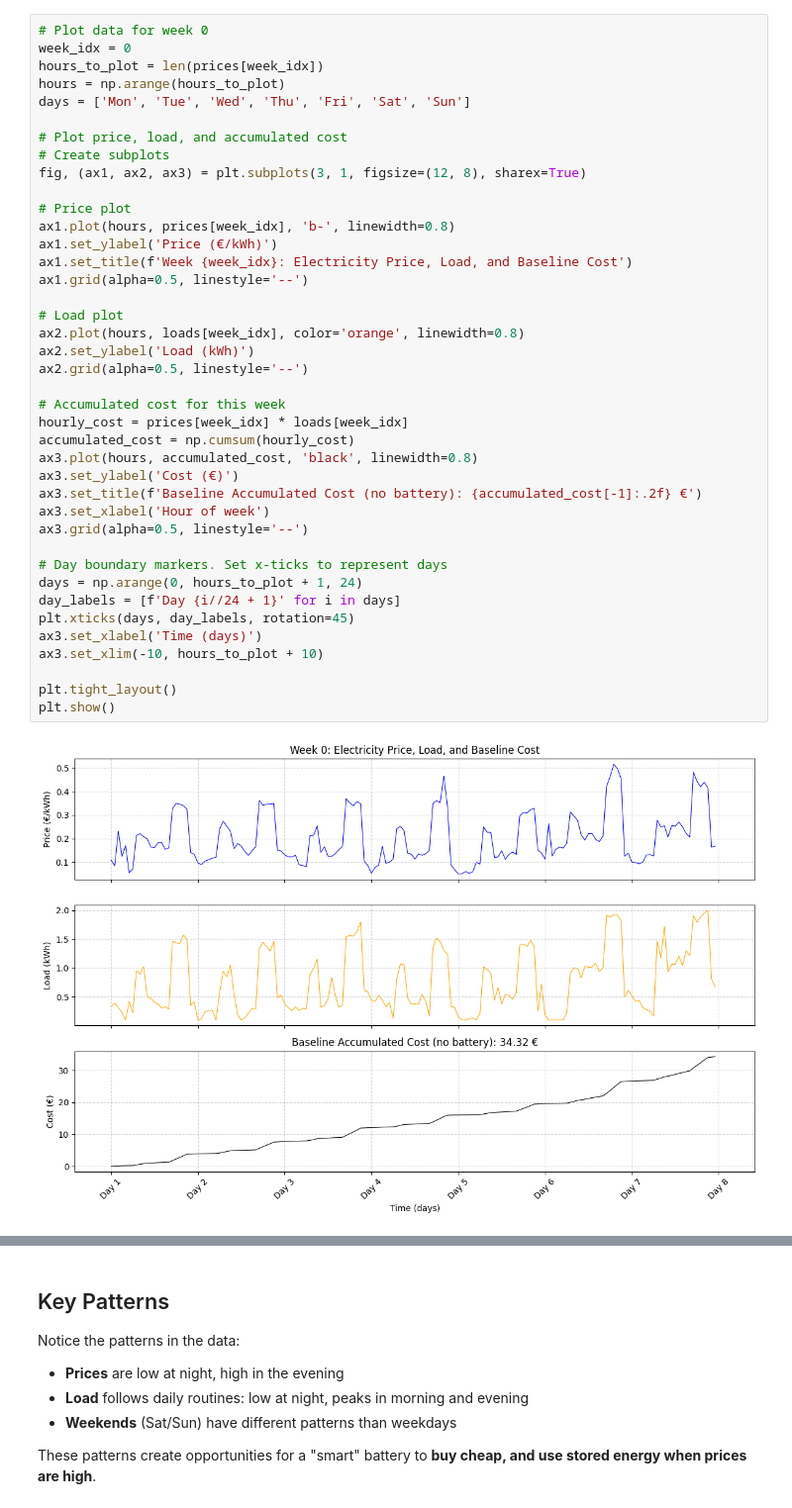
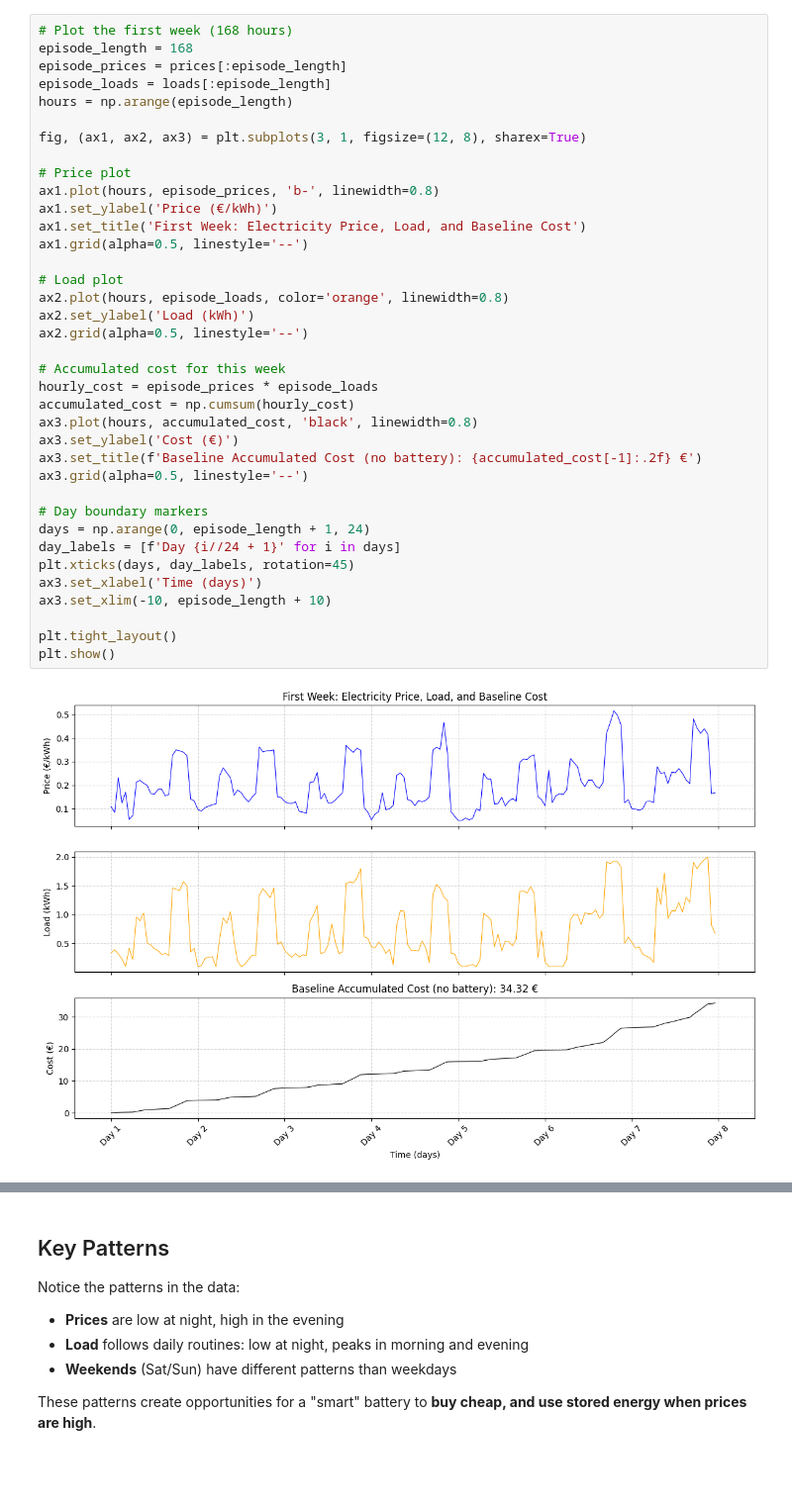
Before and after one commit to aihpi/workshop-rl2-implementation, a Jupyter notebook: 01_workshop/notebooks/00_explore_data.ipynb, the cells around one changed output, grey strips where cells are left out. Shown at 99% size. Saved outputs shown, nothing was run; the diff lists cells and outputs as text; blank space fills up the shorter version.

```diff
--- a/01_workshop/notebooks/00_explore_data.ipynb
+++ b/01_workshop/notebooks/00_explore_data.ipynb
@@ -47,42 +43,39 @@ Each row in the arrays represents one week. Let's visualize week 0.
 # %%
-# Plot data for week 0
-week_idx = 0
-hours_to_plot = len(prices[week_idx])
-hours = np.arange(hours_to_plot)
-days = ['Mon', 'Tue', 'Wed', 'Thu', 'Fri', 'Sat', 'Sun']
+# Plot the first week (168 hours)
+episode_length = 168
+episode_prices = prices[:episode_length]
+episode_loads = loads[:episode_length]
+hours = np.arange(episode_length)
 
-# Plot price, load, and accumulated cost
-# Create subplots
 fig, (ax1, ax2, ax3) = plt.subplots(3, 1, figsize=(12, 8), sharex=True)
 
 # Price plot
-ax1.plot(hours, prices[week_idx], 'b-', linewidth=0.8)
+ax1.plot(hours, episode_prices, 'b-', linewidth=0.8)
 ax1.set_ylabel('Price (€/kWh)')
-ax1.set_title(f'Week {week_idx}: Electricity Price, Load, and Baseline Cost')
+ax1.set_title('First Week: Electricity Price, Load, and Baseline Cost')
 ax1.grid(alpha=0.5, linestyle='--')
 
 # Load plot
-ax2.plot(hours, loads[week_idx], color='orange', linewidth=0.8)
+ax2.plot(hours, episode_loads, color='orange', linewidth=0.8)
 ax2.set_ylabel('Load (kWh)')
 ax2.grid(alpha=0.5, linestyle='--')
 
 # Accumulated cost for this week
-hourly_cost = prices[week_idx] * loads[week_idx]
+hourly_cost = episode_prices * episode_loads
 accumulated_cost = np.cumsum(hourly_cost)
 ax3.plot(hours, accumulated_cost, 'black', linewidth=0.8)
 ax3.set_ylabel('Cost (€)')
 ax3.set_title(f'Baseline Accumulated Cost (no battery): {accumulated_cost[-1]:.2f} €')
-ax3.set_xlabel('Hour of week')
 ax3.grid(alpha=0.5, linestyle='--')
 
-# Day boundary markers. Set x-ticks to represent days
-days = np.arange(0, hours_to_plot + 1, 24)
+# Day boundary markers
+days = np.arange(0, episode_length + 1, 24)
 day_labels = [f'Day {i//24 + 1}' for i in days]
 plt.xticks(days, day_labels, rotation=45)
 ax3.set_xlabel('Time (days)')
-ax3.set_xlim(-10, hours_to_plot + 10)
+ax3.set_xlim(-10, episode_length + 10)
 
 plt.tight_layout()
 plt.show()
 # %% [output]
-[figure, old version]
+[figure, new version]
```
Also changed, not shown: parts of 9 cells of this notebook, 12 other files.
